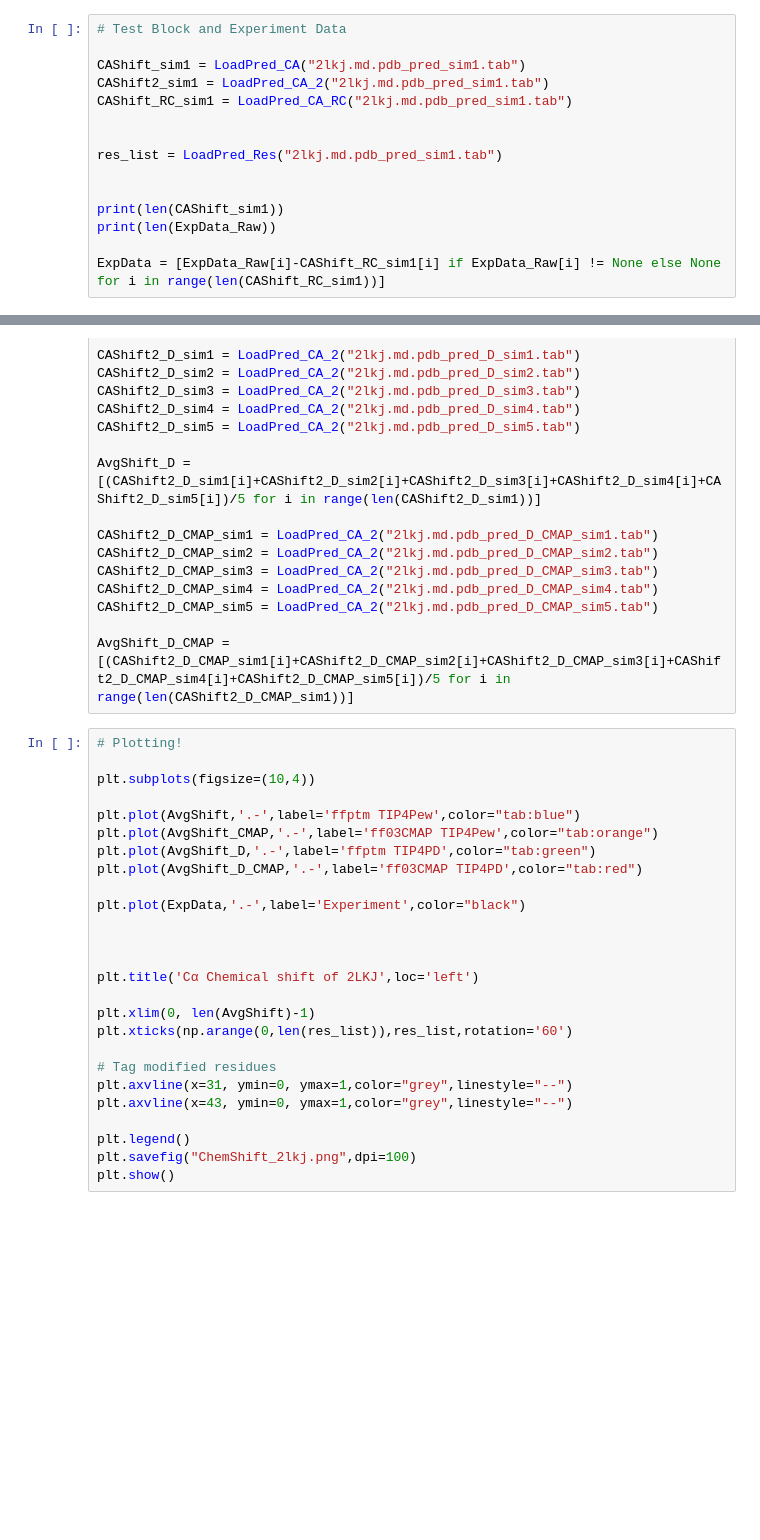
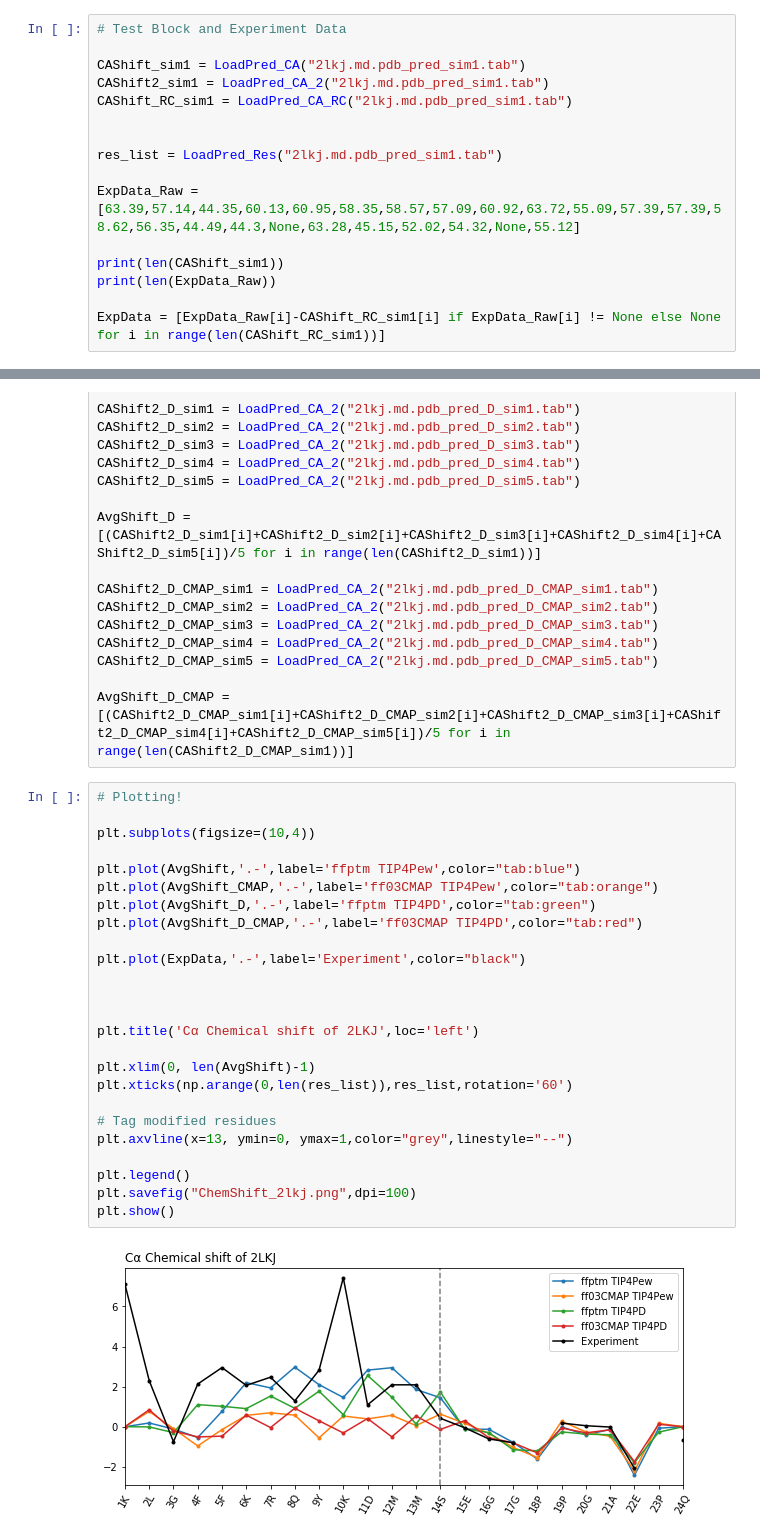
Before and after one commit to Zuricho/My_Lab, a Jupyter notebook: Figure_ipynb/ChemShift_2LKJ/ChemShift_2lkj.ipynb, the cells around one changed output, grey strips where cells are left out. Drawn from its saved outputs; the diff is of its cells as text; blank space fills up the shorter version.

```diff
--- a/Figure_ipynb/ChemShift_2LKJ/ChemShift_2lkj.ipynb
+++ b/Figure_ipynb/ChemShift_2LKJ/ChemShift_2lkj.ipynb
@@ -14,6 +14,7 @@ CAShift_RC_sim1 = LoadPred_CA_RC("2lkj.md.pdb_pred_sim1.tab")
 
 res_list = LoadPred_Res("2lkj.md.pdb_pred_sim1.tab")
 
+ExpData_Raw = [63.39,57.14,44.35,60.13,60.95,58.35,58.57,57.09,60.92,63.72,55.09,57.39,57.39,58.62,56.35,44.49,44.3,None,63.28,45.15,52.02,54.32,None,55.12]
 
 print(len(CAShift_sim1))
 print(len(ExpData_Raw))
@@ -59,26 +60,27 @@ AvgShift_D_CMAP = [(CAShift2_D_CMAP_sim1[i]+CAShift2_D_CMAP_sim2[i]+CAShift2_D_C
 # %%
 # Plotting!
 
 plt.subplots(figsize=(10,4))
 
 plt.plot(AvgShift,'.-',label='ffptm TIP4Pew',color="tab:blue")
 plt.plot(AvgShift_CMAP,'.-',label='ff03CMAP TIP4Pew',color="tab:orange")
 plt.plot(AvgShift_D,'.-',label='ffptm TIP4PD',color="tab:green")
 plt.plot(AvgShift_D_CMAP,'.-',label='ff03CMAP TIP4PD',color="tab:red")
 
 plt.plot(ExpData,'.-',label='Experiment',color="black")
 
 
 
 plt.title('Cα Chemical shift of 2LKJ',loc='left')
 
 plt.xlim(0, len(AvgShift)-1)
 plt.xticks(np.arange(0,len(res_list)),res_list,rotation='60')
 
 # Tag modified residues
-plt.axvline(x=31, ymin=0, ymax=1,color="grey",linestyle="--")
-plt.axvline(x=43, ymin=0, ymax=1,color="grey",linestyle="--")
+plt.axvline(x=13, ymin=0, ymax=1,color="grey",linestyle="--")
 
 plt.legend()
 plt.savefig("ChemShift_2lkj.png",dpi=100)
 plt.show()
+# %% [output]
+[figure, added]
```
Also changed, not shown: parts of 1 cell of this notebook, 15 other files.
